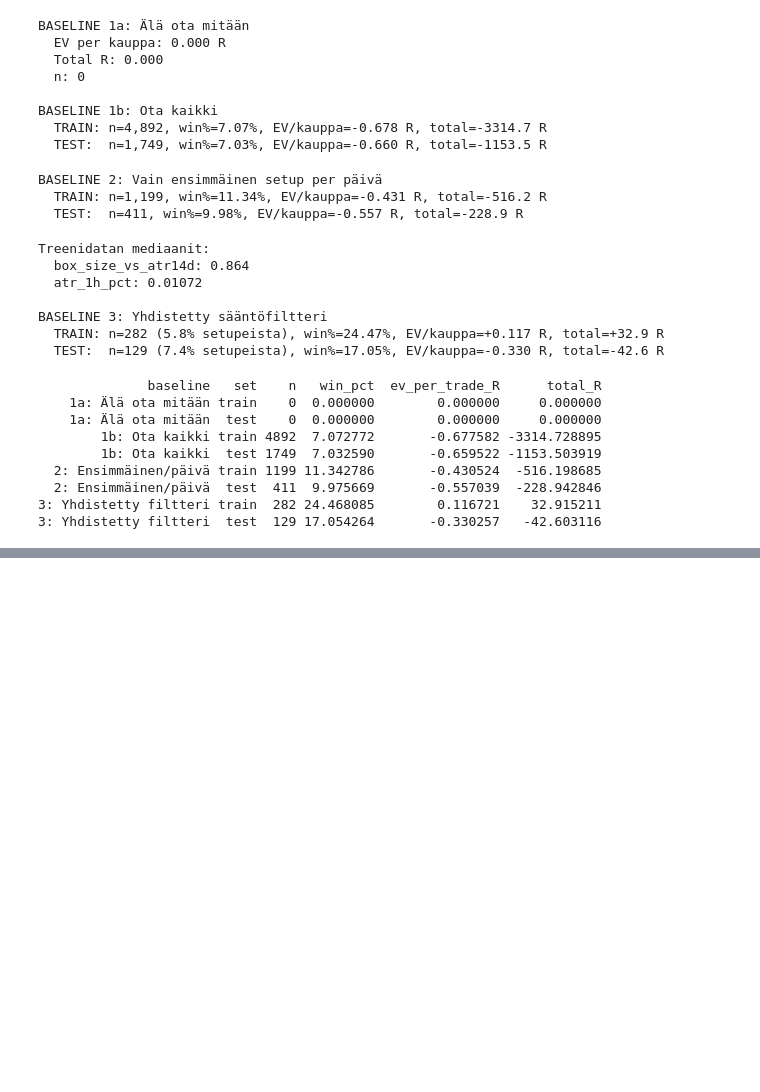
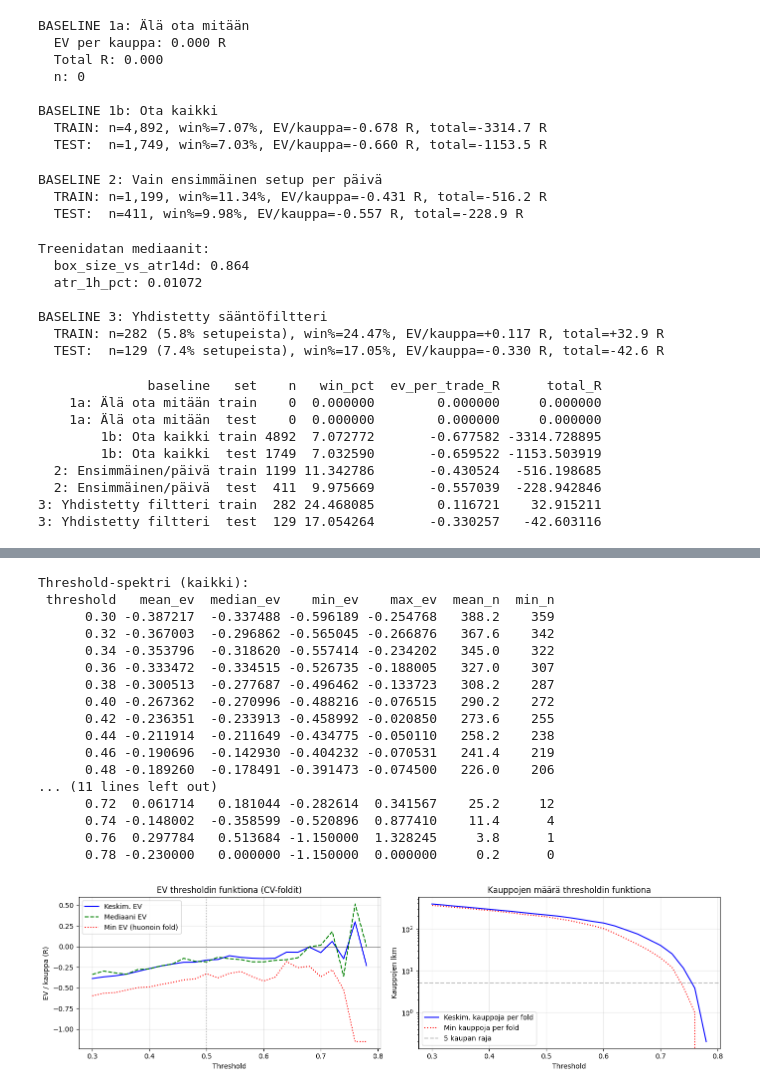
Before and after one commit to aanixi/box-method-ensemble-prediction, a Jupyter notebook: notebooks/04_modeling.ipynb, the cells around one changed output, grey strips where cells are left out. Saved outputs shown, nothing was run; the diff lists cells and outputs as text; code cells hidden in the pictures; blank space fills up the shorter version.

```diff
--- a/notebooks/04_modeling.ipynb
+++ b/notebooks/04_modeling.ipynb
@@ -330,0 +460,17 @@ print(baseline_summary.to_string(index=False))
+# %%
+# Pakota direction → int (ei ehtoja)
+df_ml['direction'] = (df_ml['direction'].astype(str) == 'long').astype(int)
+
+# Rakennetaan X_train ja X_test uudelleen muunnoksen jälkeen
+X_train = df_ml.loc[train_mask, FEATURES].values
+y_train = df_ml.loc[train_mask, 'label'].values
+X_test = df_ml.loc[test_mask, FEATURES].values
+y_test = df_ml.loc[test_mask, 'label'].values
+
+df_train = df_ml.loc[train_mask].copy()
+df_test = df_ml.loc[test_mask].copy()
+
+# Varmistus
+print(f"direction unikkiset arvot: {df_ml['direction'].unique()}")
+print(f"X_train dtype: {X_train.dtype}")  # pitäisi olla float64 tai int64
+print(f"X_train shape: {X_train.shape}")
@@ -330,0 +525,59 @@ print(baseline_summary.to_string(index=False))
+# %%
+# Solu 3.5: Threshold-spektri foldien yli
+import matplotlib.pyplot as plt
+
+agg_full = cv_df.groupby('threshold').agg(
+    mean_ev=('ev', 'mean'),
+    median_ev=('ev', 'median'),
+    min_ev=('ev', 'min'),
+    max_ev=('ev', 'max'),
+    mean_n=('n_trades', 'mean'),
+    min_n=('n_trades', 'min'),
+).reset_index()
+
+print("Threshold-spektri (kaikki):")
+print(agg_full.to_string(index=False))
+
+fig, axes = plt.subplots(1, 2, figsize=(14, 4))
+axes[0].plot(agg_full['threshold'], agg_full['mean_ev'], 'b-', label='Keskim. EV')
+axes[0].plot(agg_full['threshold'], agg_full['median_ev'], 'g--', label='Mediaani EV')
+axes[0].plot(agg_full['threshold'], agg_full['min_ev'], 'r:', label='Min EV (huonoin fold)')
+axes[0].axhline(0, color='black', lw=0.5)
+axes[0].axvline(x=0.5, color='gray', ls=':', alpha=0.5)
+axes[0].set_xlabel('Threshold')
+axes[0].set_ylabel('EV / kauppa (R)')
+axes[0].set_title('EV thresholdin funktiona (CV-foldit)')
+axes[0].legend()
+axes[0].grid(alpha=0.3)
+
+axes[1].plot(agg_full['threshold'], agg_full['mean_n'], 'b-', label='Keskim. kauppoja per fold')
+axes[1].plot(agg_full['threshold'], agg_full['min_n'], 'r:', label='Min kauppoja per fold')
+axes[1].axhline(5, color='gray', ls='--', alpha=0.5, label='5 kaupan raja')
+axes[1].set_xlabel('Threshold')
+axes[1].set_ylabel('Kauppojen lkm')
+axes[1].set_title('Kauppojen määrä thresholdin funktiona')
+axes[1].set_yscale('log')
+axes[1].legend()
+axes[1].grid(alpha=0.3)
+
+plt.tight_layout()
+plt.show()
+# %% [output]
+Threshold-spektri (kaikki):
+ threshold   mean_ev  median_ev    min_ev    max_ev  mean_n  min_n
+      0.30 -0.387217  -0.337488 -0.596189 -0.254768   388.2    359
+      0.32 -0.367003  -0.296862 -0.565045 -0.266876   367.6    342
+      0.34 -0.353796  -0.318620 -0.557414 -0.234202   345.0    322
+      0.36 -0.333472  -0.334515 -0.526735 -0.188005   327.0    307
+      0.38 -0.300513  -0.277687 -0.496462 -0.133723   308.2    287
+      0.40 -0.267362  -0.270996 -0.488216 -0.076515   290.2    272
+      0.42 -0.236351  -0.233913 -0.458992 -0.020850   273.6    255
+      0.44 -0.211914  -0.211649 -0.434775 -0.050110   258.2    238
+      0.46 -0.190696  -0.142930 -0.404232 -0.070531   241.4    219
+      0.48 -0.189260  -0.178491 -0.391473 -0.074500   226.0    206
+... (11 lines left out)
+      0.72  0.061714   0.181044 -0.282614  0.341567    25.2     12
+      0.74 -0.148002  -0.358599 -0.520896  0.877410    11.4      4
+      0.76  0.297784   0.513684 -1.150000  1.328245     3.8      1
+      0.78 -0.230000   0.000000 -1.150000  0.000000     0.2      0
+[figure, added]
```
Also changed, not shown: parts of 26 cells of this notebook, 2 other files.
